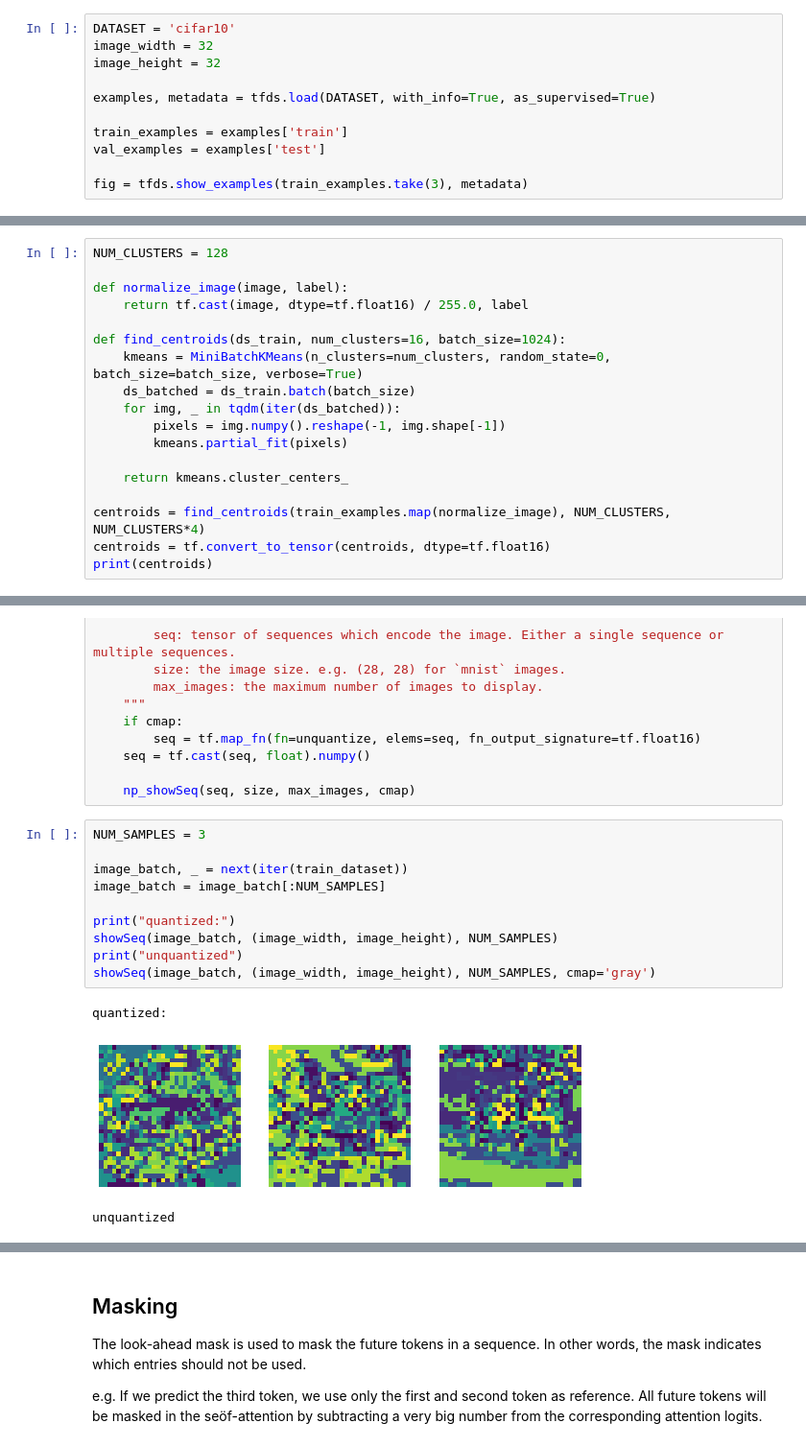
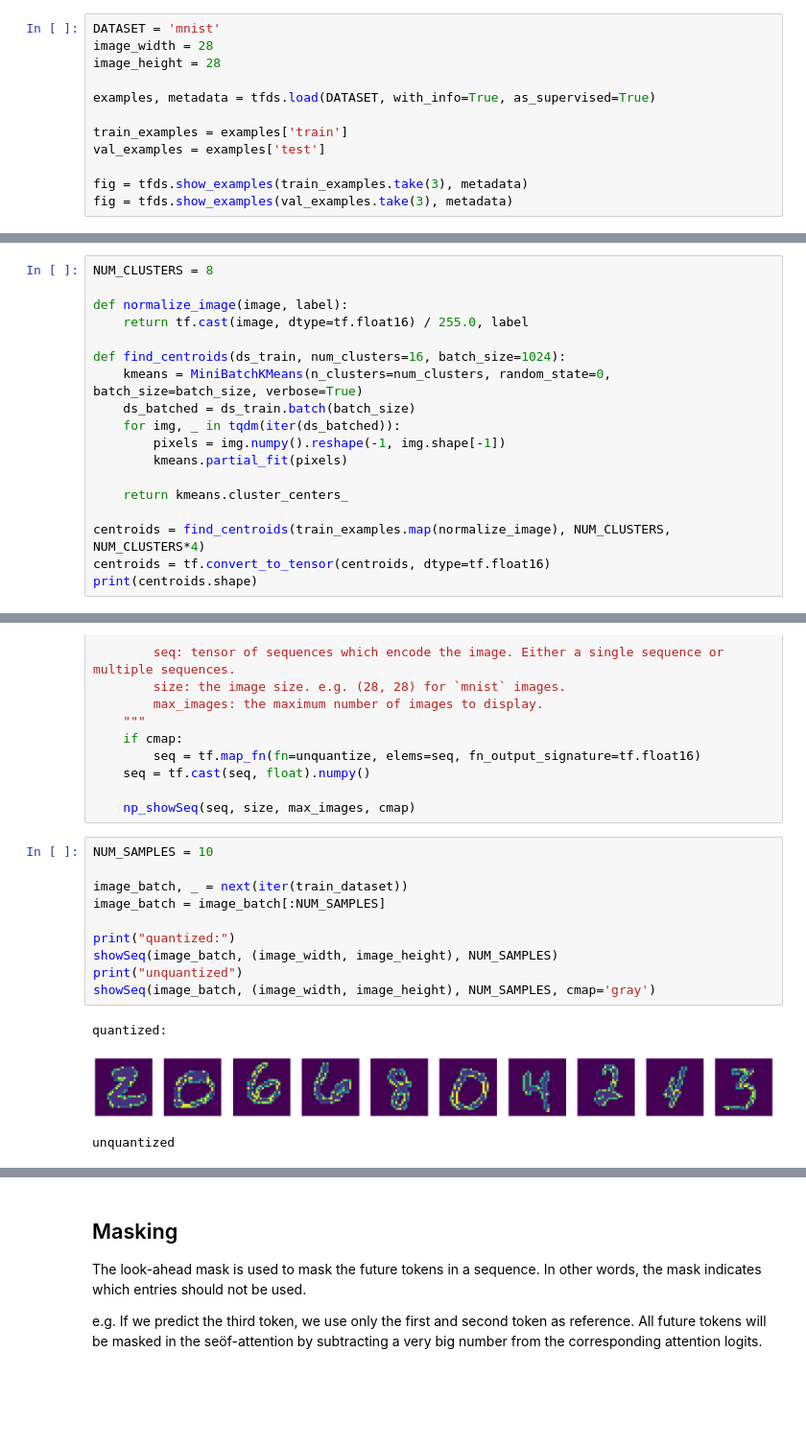
Before and after one commit to GregorKobsik/ImageTransformer, a Jupyter notebook: transformer_image.ipynb, the cells around one changed output, grey strips where cells are left out. Shown: that part at 96% size. Drawn from its saved outputs; the diff is of its cells as text; blank space fills up the shorter version.

```diff
--- a/transformer_image.ipynb
+++ b/transformer_image.ipynb
@@ -23,7 +37,7 @@ This dataset contains approximately 50000 training examples, 1100 validation exa
 # %%
-DATASET = 'cifar10'
-image_width = 32
-image_height = 32
+DATASET = 'mnist'
+image_width = 28
+image_height = 28
 
 examples, metadata = tfds.load(DATASET, with_info=True, as_supervised=True)
 
@@ -31,4 +45,5 @@ train_examples = examples['train']
 val_examples = examples['test']
 
 fig = tfds.show_examples(train_examples.take(3), metadata)
+fig = tfds.show_examples(val_examples.take(3), metadata)
 # %% [output]
@@ -39,7 +55,7 @@ Perform K-Means clustering to find `k` cluster centers of the given images/pixel
 
 First map pixel values to a range `[0, 1]`.
 # %%
-NUM_CLUSTERS = 128
+NUM_CLUSTERS = 8
 
 def normalize_image(image, label):
     return tf.cast(image, dtype=tf.float16) / 255.0, label
@@ -55,5 +71,5 @@ def find_centroids(ds_train, num_clusters=16, batch_size=1024):
 
 centroids = find_centroids(train_examples.map(normalize_image), NUM_CLUSTERS, NUM_CLUSTERS*4)
 centroids = tf.convert_to_tensor(centroids, dtype=tf.float16)
-print(centroids)
+print(centroids.shape)
 # %% [output]
@@ -171,16 +187,16 @@ def showSeq(seq, size, max_images=3, cmap=None):
 
     np_showSeq(seq, size, max_images, cmap)
 # %%
-NUM_SAMPLES = 3
+NUM_SAMPLES = 10
 
 image_batch, _ = next(iter(train_dataset))
 image_batch = image_batch[:NUM_SAMPLES]
 
 print("quantized:")
 showSeq(image_batch, (image_width, image_height), NUM_SAMPLES)
 print("unquantized")
 showSeq(image_batch, (image_width, image_height), NUM_SAMPLES, cmap='gray')
 # %% [output]
 quantized:
-[figure, old version]
+[figure, new version]
 unquantized
```
Also changed, not shown: parts of 18 cells of this notebook.
